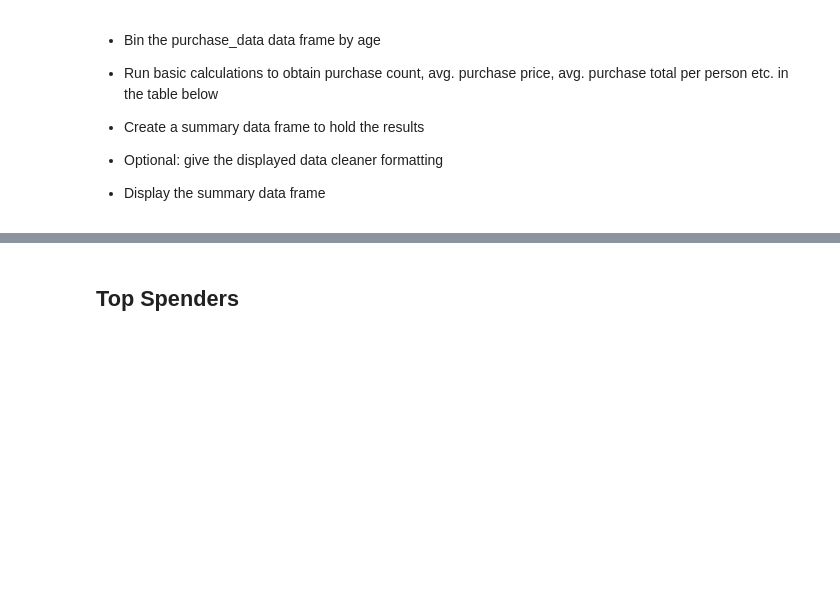
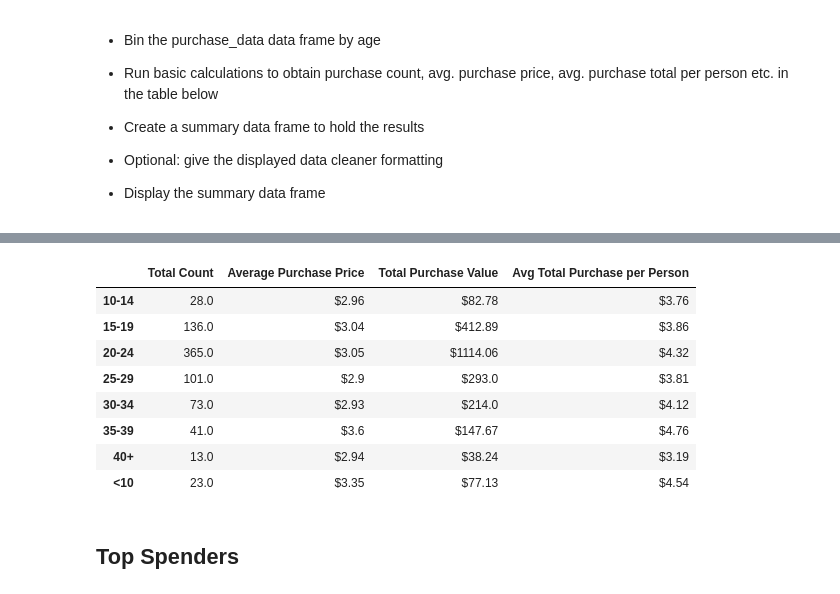
Before and after one commit to khbader101/Pandas-Challenge, a Jupyter notebook: HeroesOfPymoli/HeroesOfPymoli_starter.ipynb, the cells around one changed output, grey strips where cells are left out. Drawn from its saved outputs; the diff is of its cells as text; code cells hidden in the pictures; blank space fills up the shorter version.

Commit message:
Finished the Age Pricing Summary table however, I need to fix a sorting issue with it putting the first item at the bottom

```diff
--- a/HeroesOfPymoli/HeroesOfPymoli_starter.ipynb
+++ b/HeroesOfPymoli/HeroesOfPymoli_starter.ipynb
@@ -213,3 +201,41 @@ pd.DataFrame(age_range_summary).sort_index()
+# %%
+#Fix the sorting on this formula
+def apply_sign(x):
+    return f"${x}"
+
+
+
+bins = [0,9,14,19,24,29,34,39,150]
+group_labels = ["<10","10-14","15-19","20-24","25-29","30-34","35-39","40+"]
+
+age_group = purchase_data.loc[:,["Price", "Age"]]
+age_group["Age Range"] = pd.cut(purchase_data["Age"],bins,labels=group_labels)
+
+
+
+age_total_purchase_price = age_group.groupby(["Age Range"]).sum()["Price"].round(2)
+age_average_purchase_price = age_group.groupby(["Age Range"]).mean()["Price"].round(2)
+age_average_tot_purchase = (age_total_purchase_price/age_range_summary['Total Count']).round(2)
+
+age_range_count = age_group["Age Range"].value_counts()
+
+age_price_range_summary = {"Total Count": age_range_count, "Average Purchase Price": age_average_purchase_price, "Total Purchase Value": age_total_purchase_price, "Avg Total Purchase per Person": age_average_tot_purchase}
+
+summary_age_price_df = pd.DataFrame.from_dict(age_price_range_summary, orient='index').T
+summary_age_price_df['Average Purchase Price'], summary_age_price_df['Total Purchase Value'], summary_age_price_df['Avg Total Purchase per Person'] = summary_age_price_df['Average Purchase Price'].apply(apply_sign),\
+                                                           summary_age_price_df['Total Purchase Value'].apply(apply_sign), summary_age_price_df['Avg Total Purchase per Person'].apply(apply_sign)
+
+summary_age_price_df.sort_index()
+# %% [output]
+|  | Total Count | Average Purchase Price | Total Purchase Value | Avg Total Purchase per Person |
+| 10-14 | 28.0 | $2.96 | $82.78 | $3.76 |
+| 15-19 | 136.0 | $3.04 | $412.89 | $3.86 |
+| 20-24 | 365.0 | $3.05 | $1114.06 | $4.32 |
+| 25-29 | 101.0 | $2.9 | $293.0 | $3.81 |
+| 30-34 | 73.0 | $2.93 | $214.0 | $4.12 |
+| 35-39 | 41.0 | $3.6 | $147.67 | $4.76 |
+| 40+ | 13.0 | $2.94 | $38.24 | $3.19 |
+| <10 | 23.0 | $3.35 | $77.13 | $4.54 |
 # %% [markdown]
 ## Top Spenders
 # %% [markdown]
```
Also changed, not shown: parts of 1 cell of this notebook.
